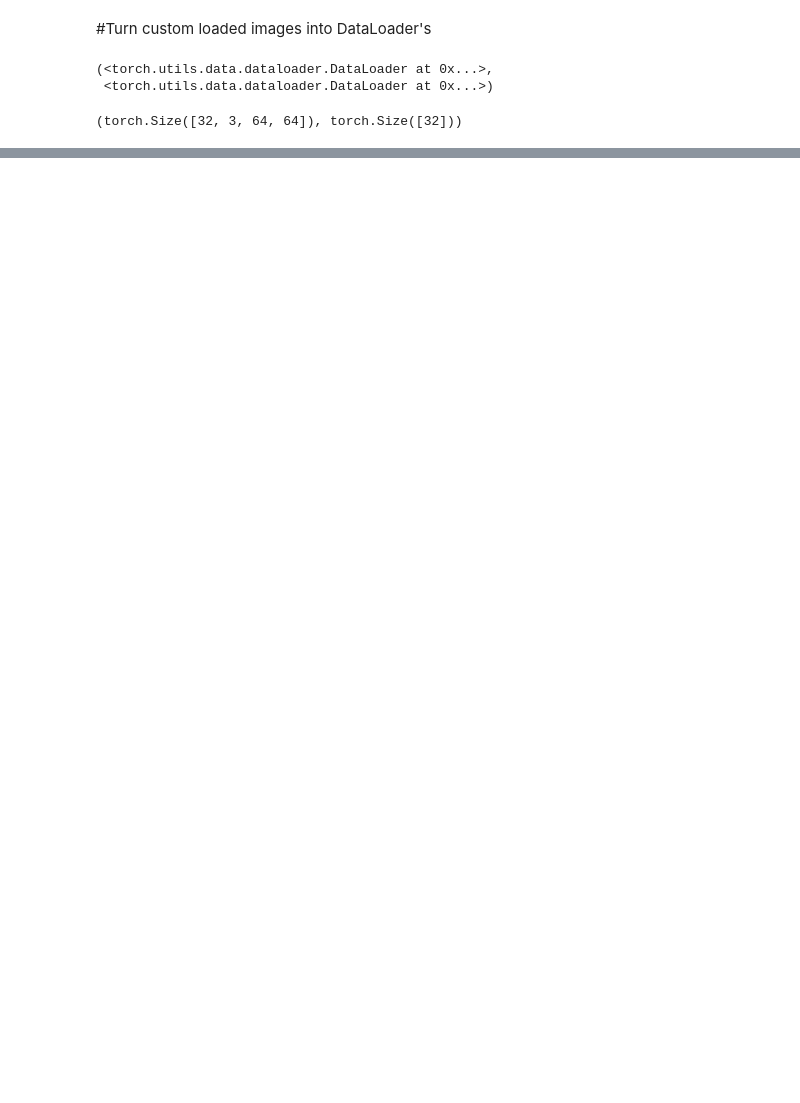
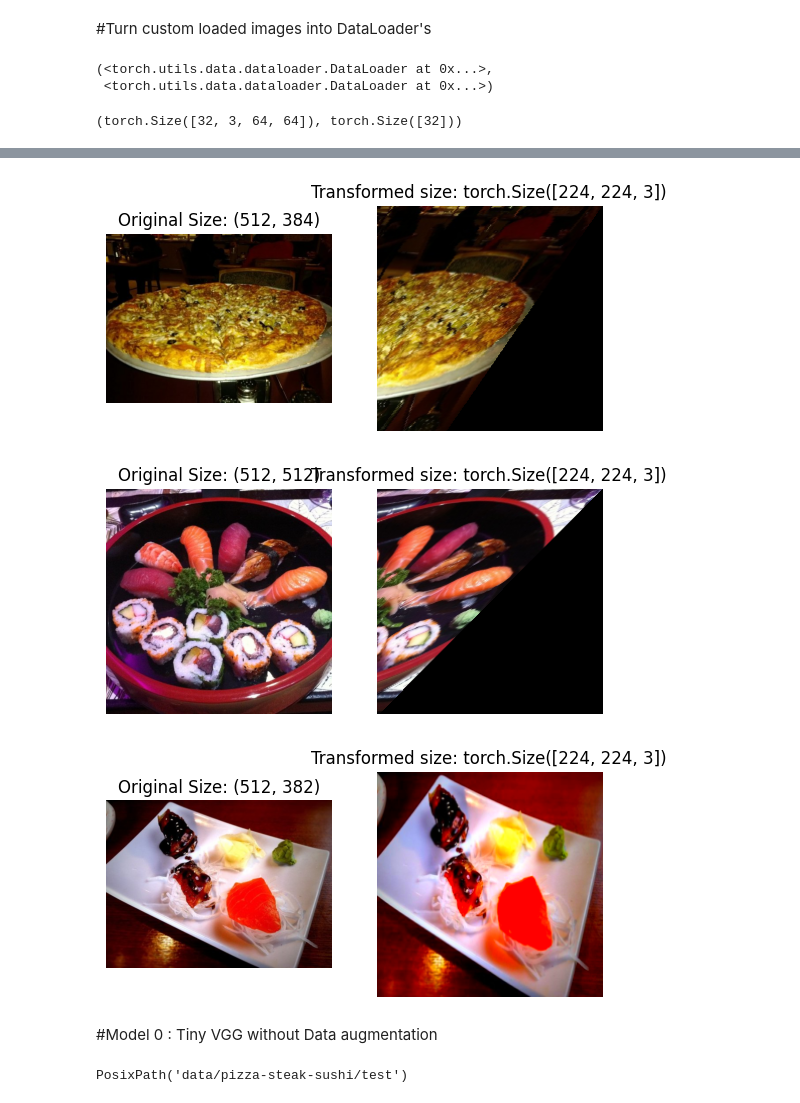
Before and after one commit to Pdinesh-k/Computer-Vision, a Jupyter notebook: Custom Dataset/Custom_Datasets.ipynb, the cells around one changed output, grey strips where cells are left out. Saved outputs shown, nothing was run; the diff lists cells and outputs as text; code cells hidden in the pictures; blank space fills up the shorter version.

```diff
--- a/Custom Dataset/Custom_Datasets.ipynb
+++ b/Custom Dataset/Custom_Datasets.ipynb
@@ -506,0 +523,27 @@ img_custom.shape , label_custom.shape
+# %%
+from torchvision import transforms
+
+train_transform = transforms.Compose([
+    transforms.Resize(size=(224,224)),
+    transforms.TrivialAugmentWide(num_magnitude_bins=31),
+    transforms.ToTensor()
+])
+
+test_transform = transforms.Compose([
+    transforms.Resize(size=(224,224)),
+    transforms.TrivialAugmentWide(num_magnitude_bins=31),
+    transforms.ToTensor()
+])
+# %%
+plot_transformed_images(
+    image_paths = image_path_list,
+    transform = train_transform,
+    n = 3,
+    seed = None
+)
+# %% [output]
+[figure, added]
+[figure, added]
+[figure, added]
+# %% [markdown]
+#Model 0 : Tiny VGG without Data augmentation
@@ -506,0 +557,4 @@ img_custom.shape , label_custom.shape
+# %%
+test_dir
+# %% [output]
+PosixPath('data/pizza-steak-sushi/test')
```
Also changed, not shown: parts of 17 cells of this notebook.
